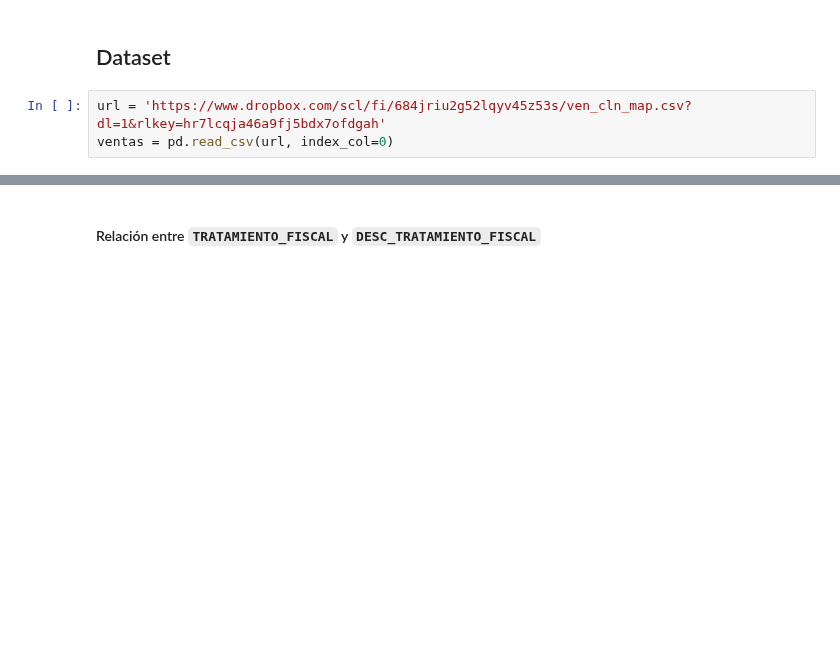
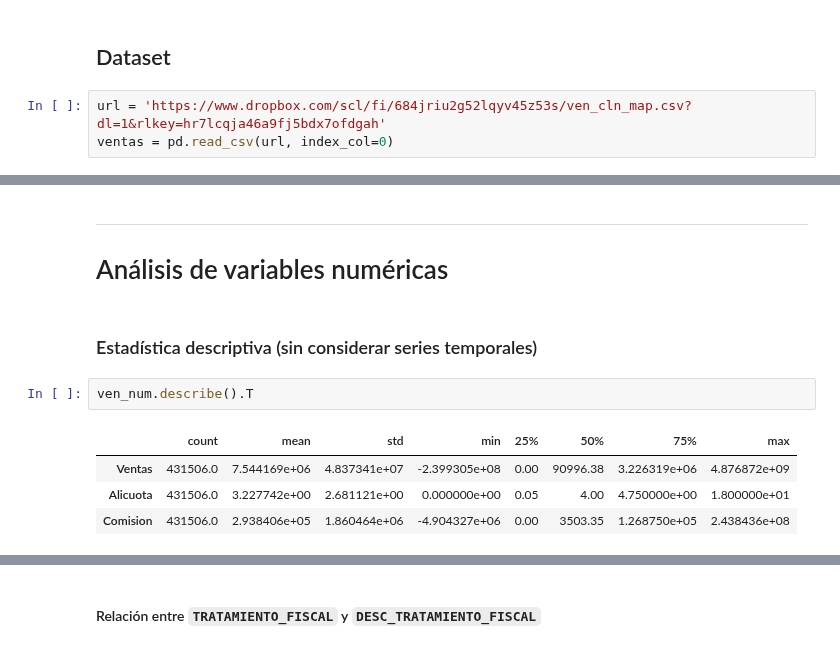
Before and after one commit to Cheva94/Diplo_M16, a Jupyter notebook: AyVD/resolucion02.ipynb, the cells around one changed output, grey strips where cells are left out. Saved outputs shown, nothing was run; the diff lists cells and outputs as text; blank space fills up the shorter version.

```diff
--- a/AyVD/resolucion02.ipynb
+++ b/AyVD/resolucion02.ipynb
@@ -129,0 +45,12 @@ for k in range(len(prueba2['ID_VENDEDOR'])):
+# %% [markdown]
+---
+# Análisis de variables numéricas
+# %% [markdown]
+### Estadística descriptiva (sin considerar series temporales)
+# %%
+ven_num.describe().T
+# %% [output]
+|  | count | mean | std | min | 25% | 50% | 75% | max |
+| Ventas | 431506.0 | 7.544169e+06 | 4.837341e+07 | -2.399305e+08 | 0.00 | 90996.38 | 3.226319e+06 | 4.876872e+09 |
+| Alicuota | 431506.0 | 3.227742e+00 | 2.681121e+00 | 0.000000e+00 | 0.05 | 4.00 | 4.750000e+00 | 1.800000e+01 |
+| Comision | 431506.0 | 2.938406e+05 | 1.860464e+06 | -4.904327e+06 | 0.00 | 3503.35 | 1.268750e+05 | 2.438436e+08 |
```
Also changed, not shown: parts of 76 cells of this notebook, 3 other files.
